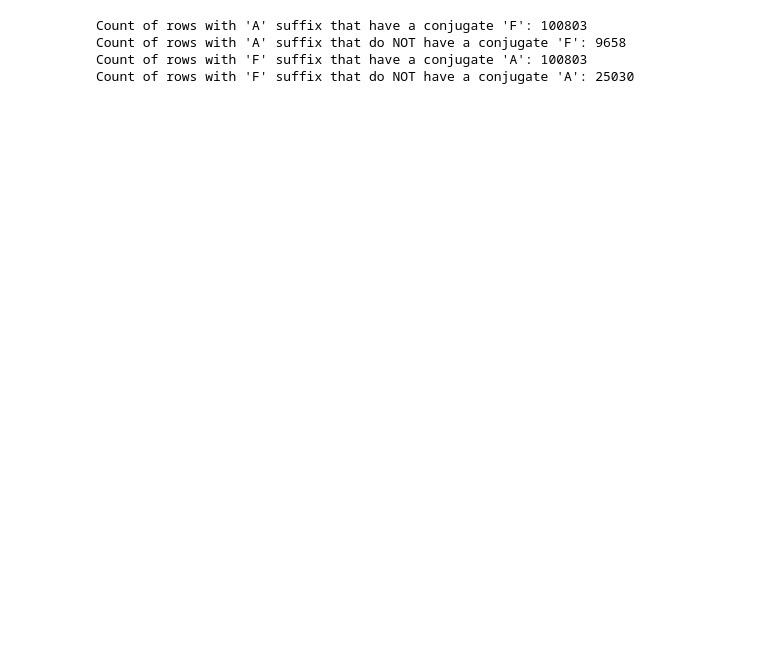
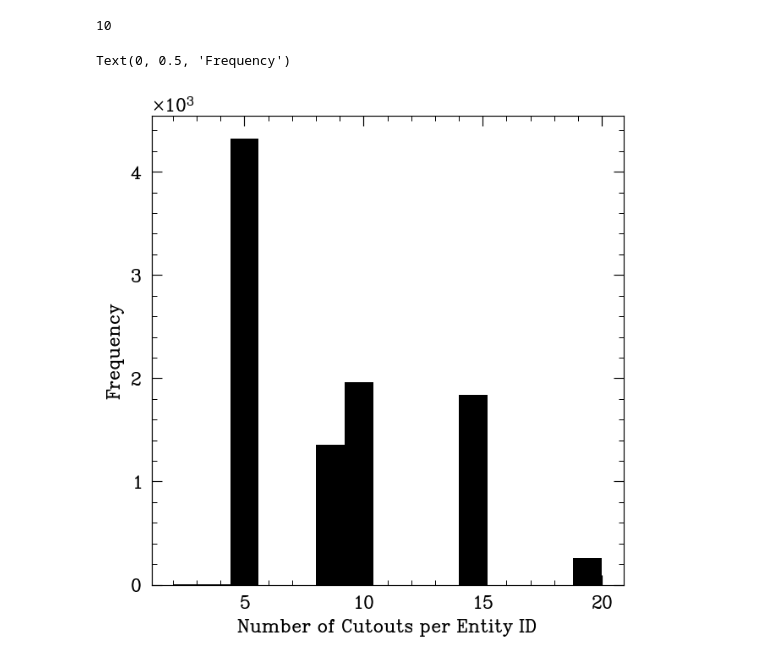
Before and after one commit to thissop/khcloudnet, a Jupyter notebook: code/personal/thaddaeus/monthly/oct2024/misc.ipynb, the cells around one changed output. Saved outputs shown, nothing was run; the diff lists cells and outputs as text; code cells hidden in the pictures; blank space fills up the shorter version.

```diff
--- a/code/personal/thaddaeus/monthly/oct2024/misc.ipynb
+++ b/code/personal/thaddaeus/monthly/oct2024/misc.ipynb
@@ -63,37 +1,37 @@ df.to_csv('/Users/tkiker/Documents/GitHub/khcloudnet/data/filtered_key_df.csv',
-# %%
-# interesting statistic for paper:
-
-import pandas as pd
-
-df = pd.read_csv('/Users/tkiker/Documents/GitHub/khcloudnet/data/filtered_key_df.csv')
-
-# Extract Prefix and Suffix
-df['Prefix'] = df['Entity ID'].str[:-4]
-df['Suffix'] = df['Entity ID'].str[-4]
-
-df['Conjugate Suffix'] = df['Suffix'].map({'A': 'F', 'F': 'A'})
-df['Conjugate ID'] = df['Prefix'] + df['Conjugate Suffix'] + df['Entity ID'].str[-3:]
-
-# Self-merge to find conjugate pairs
-merged_df = df.merge(df[['Entity ID']], left_on='Conjugate ID', right_on='Entity ID', how='left', indicator=True)
-
-# Rows where `_merge` is 'both' have conjugates; 'left_only' means no conjugate was found
-has_conjugate = merged_df['_merge'] == 'both'
-
-# Count results
-count_A_with_conjugate = ((merged_df['Suffix'] == 'A') & has_conjugate).sum()
-count_A_without_conjugate = ((merged_df['Suffix'] == 'A') & ~has_conjugate).sum()
-
-count_F_with_conjugate = ((merged_df['Suffix'] == 'F') & has_conjugate).sum()
-count_F_without_conjugate = ((merged_df['Suffix'] == 'F') & ~has_conjugate).sum()
-
-# Print the results
-print(f"Count of rows with 'A' suffix that have a conjugate 'F': {count_A_with_conjugate}")
-print(f"Count of rows with 'A' suffix that do NOT have a conjugate 'F': {count_A_without_conjugate}")
-print(f"Count of rows with 'F' suffix that have a conjugate 'A': {count_F_with_conjugate}")
-print(f"Count of rows with 'F' suffix that do NOT have a conjugate 'A': {count_F_without_conjugate}")
-# %% [output]
-Count of rows with 'A' suffix that have a conjugate 'F': 100803
-Count of rows with 'A' suffix that do NOT have a conjugate 'F': 9658
-Count of rows with 'F' suffix that have a conjugate 'A': 100803
-Count of rows with 'F' suffix that do NOT have a conjugate 'A': 25030
+# %%
+import os
+import matplotlib.pyplot as plt
+import smplotlib
+from tqdm import tqdm
+
+cutouts_dir = '/Volumes/My Passport for Mac/khdata/khcloudnet/cloudnet-batch0/cutouts'
+
+entity_IDs = []
+
+for img in os.listdir(cutouts_dir):
+        if img[0] != ".": # was getting annoying .DS_Store
+            img_list = img.split('-') # D3C1201-100045F008
+            entity_ID = img_list[0]+'-'+img_list[1]
+            entity_IDs.append(entity_ID)
+
+entity_IDs_set = list(set(entity_IDs))
+total_IDs = len(entity_IDs_set)
+
+counts = []
+short_count_IDs = []
+for entity_ID in tqdm(entity_IDs_set):
+    count = entity_IDs.count(entity_ID)
+    if count < 5:
+        short_count_IDs.append(entity_ID)
+
+    counts.append(count)
+
+print(len(short_count_IDs))
+
+plt.hist(counts)
+plt.xlabel('Number of Cutouts per Entity ID')
+plt.ylabel("Frequency")
+# %% [output]
+10
+Text(0, 0.5, 'Frequency')
+[figure, added]
```
Also changed, not shown: parts of 8 cells of this notebook, 2 other files.
